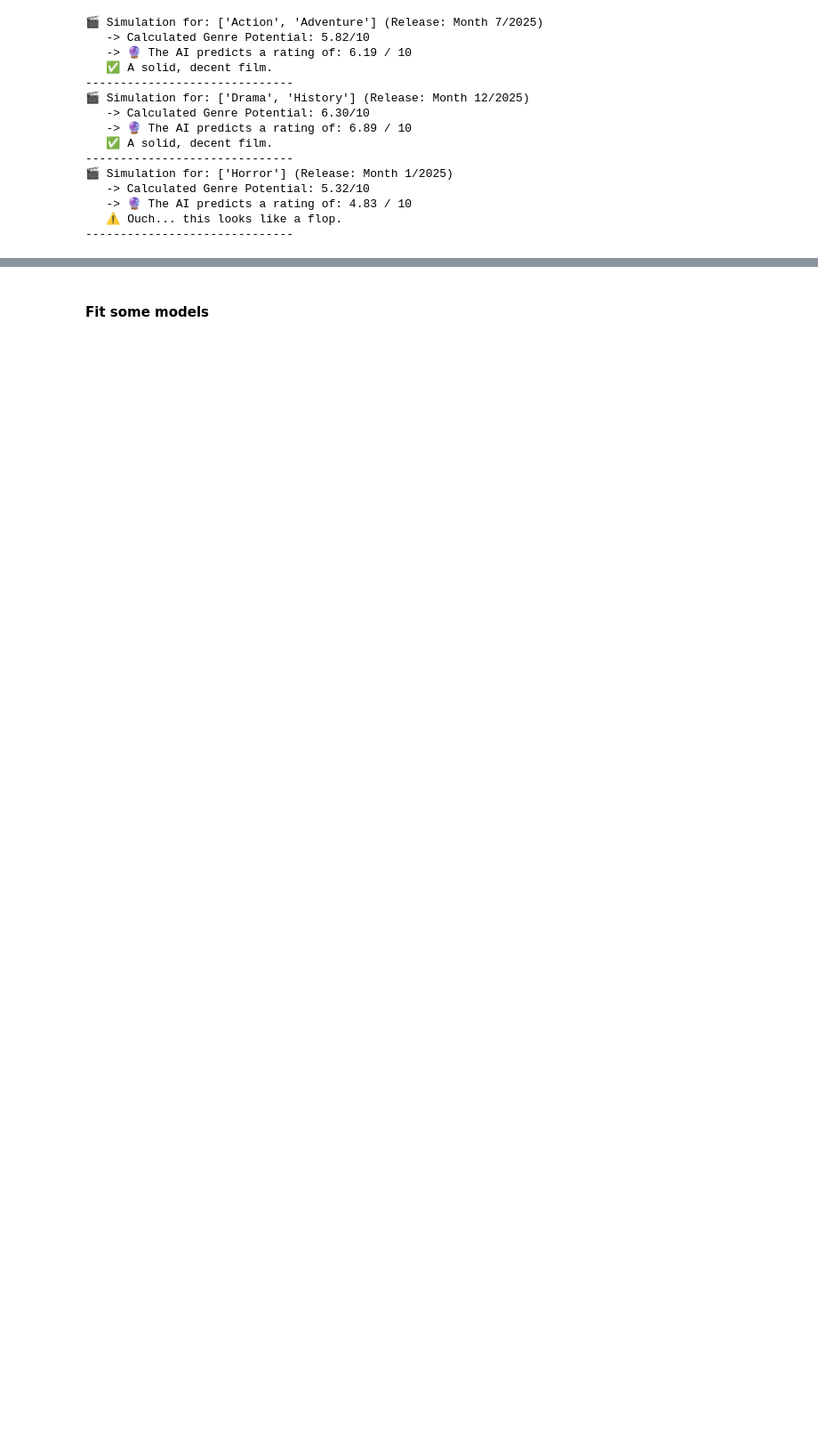
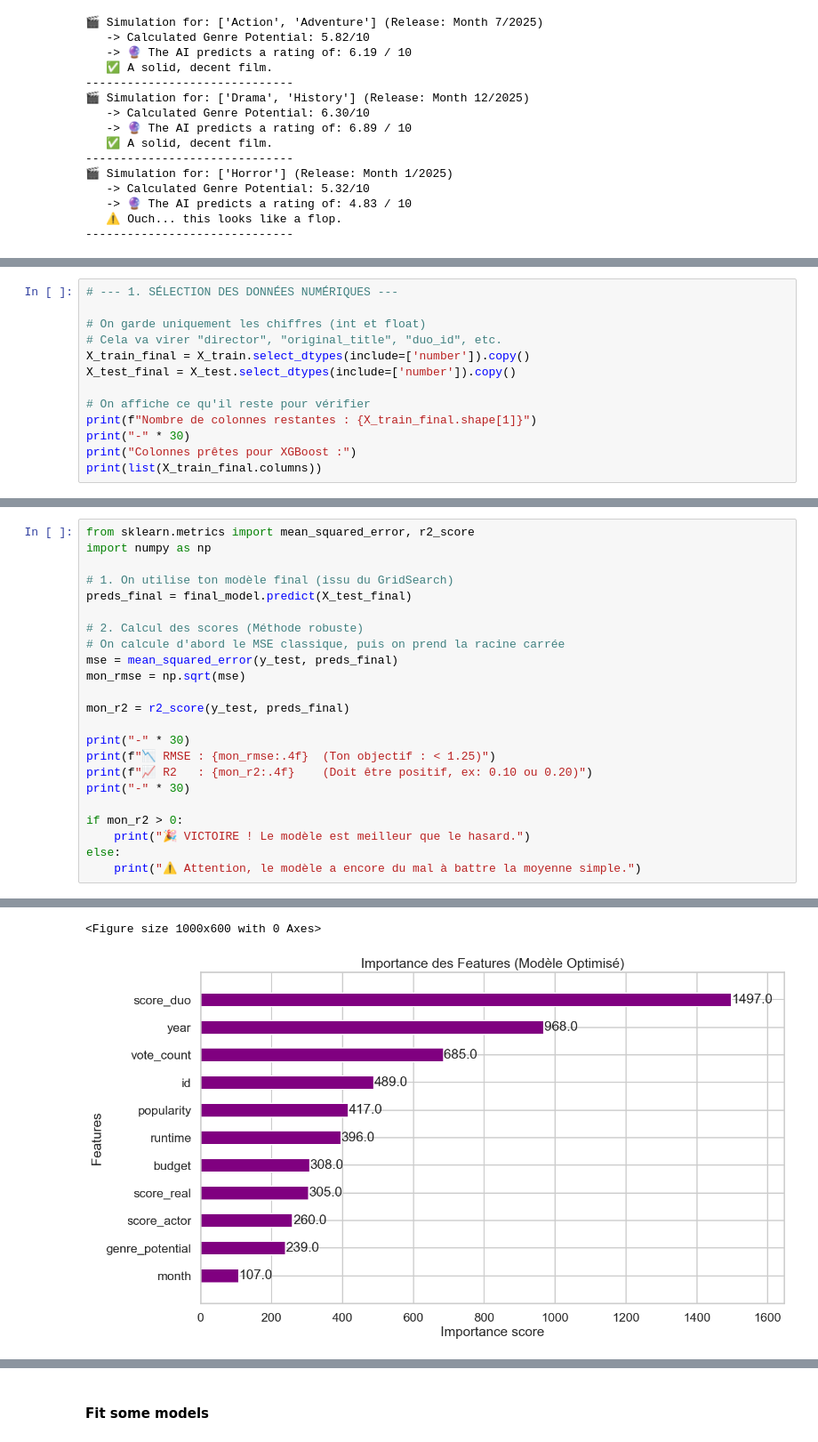
Before and after one commit to MaevaTonyaA/Movie-success-prediction, a Jupyter notebook: Projet.ipynb, the cells around one changed output, grey strips where cells are left out. Shown at 89% size. Drawn from its saved outputs; the diff is of its cells as text; blank space fills up the shorter version.

```diff
--- a/Projet.ipynb
+++ b/Projet.ipynb
@@ -922,0 +1099,13 @@ predict_my_movie(genres_list=['Horror'], duration=85, year=2025, month=1)
+# %%
+# --- 1. SÉLECTION DES DONNÉES NUMÉRIQUES ---
+
+# On garde uniquement les chiffres (int et float)
+# Cela va virer "director", "original_title", "duo_id", etc.
+X_train_final = X_train.select_dtypes(include=['number']).copy()
+X_test_final = X_test.select_dtypes(include=['number']).copy()
+
+# On affiche ce qu'il reste pour vérifier
+print(f"Nombre de colonnes restantes : {X_train_final.shape[1]}")
+print("-" * 30)
+print("Colonnes prêtes pour XGBoost :")
+print(list(X_train_final.columns))
@@ -922,0 +1214,24 @@ predict_my_movie(genres_list=['Horror'], duration=85, year=2025, month=1)
+# %%
+from sklearn.metrics import mean_squared_error, r2_score
+import numpy as np
+
+# 1. On utilise ton modèle final (issu du GridSearch)
+preds_final = final_model.predict(X_test_final)
+
+# 2. Calcul des scores (Méthode robuste)
+# On calcule d'abord le MSE classique, puis on prend la racine carrée
+mse = mean_squared_error(y_test, preds_final)
+mon_rmse = np.sqrt(mse)
+
+mon_r2 = r2_score(y_test, preds_final)
+
+print("-" * 30)
+print(f"📉 RMSE : {mon_rmse:.4f}  (Ton objectif : < 1.25)")
+print(f"📈 R2   : {mon_r2:.4f}    (Doit être positif, ex: 0.10 ou 0.20)")
+print("-" * 30)
+
+if mon_r2 > 0:
+    print("🎉 VICTOIRE ! Le modèle est meilleur que le hasard.")
+else:
+    print("⚠️ Attention, le modèle a encore du mal à battre la moyenne simple.")
+# %% [output]
@@ -923,3 +1244,5 @@ predict_my_movie(genres_list=['Horror'], duration=85, year=2025, month=1)
+<Figure size 1000x600 with 0 Axes>
+[figure, added]
 # %%
 from sklearn.ensemble import GradientBoostingRegressor
 from sklearn.linear_model import Ridge
```
Also changed, not shown: parts of 17 cells of this notebook.
